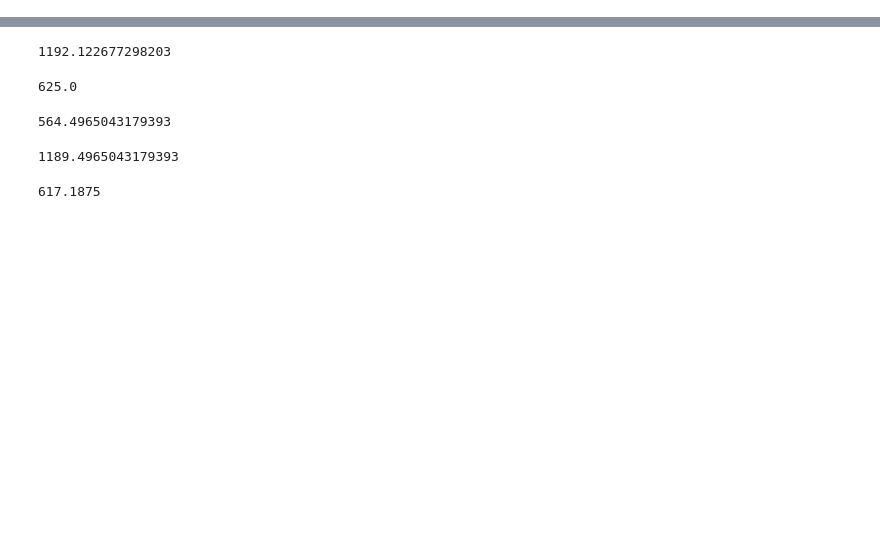
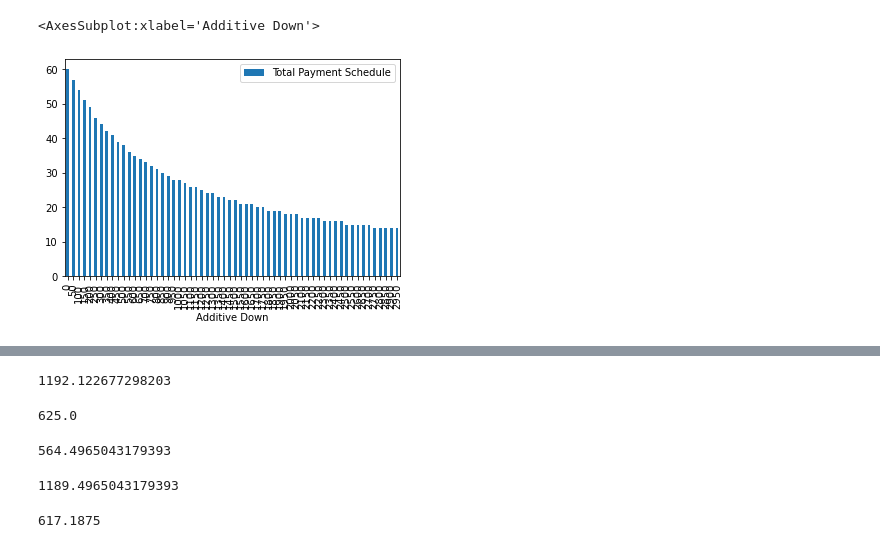
Before and after one commit to jshinm/mortgage_analysis, a Jupyter notebook: loan_payment_schedule.ipynb, the cells around one changed output, grey strips where cells are left out. Cells and saved outputs as stored; diff of their text form; code cells hidden in the pictures; blank space fills up the shorter version.

```diff
--- a/loan_payment_schedule.ipynb
+++ b/loan_payment_schedule.ipynb
@@ -60,0 +76,2 @@ def generate_amortization_table(P,r,n,additive=0):
+# %%
+df = find_optimal_schedule(P=LOAN_AMT, r=APR, n=LOAN_TERM, test_range=range(0, 3000, 50))
@@ -61 +98,6 @@ def generate_amortization_table(P,r,n,additive=0):
+# %%
+df.plot(x='Additive Down', y='Total Payment Schedule', kind='bar')
+# %% [output]
+<AxesSubplot:xlabel='Additive Down'>
+[figure, added]
 # %%
```
Also changed, not shown: parts of 3 cells of this notebook.
